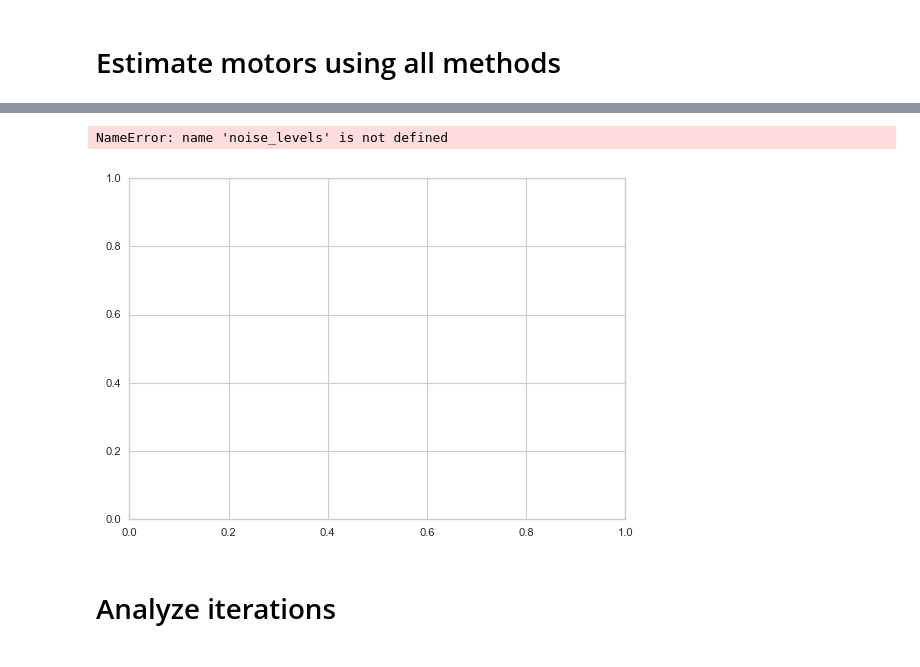
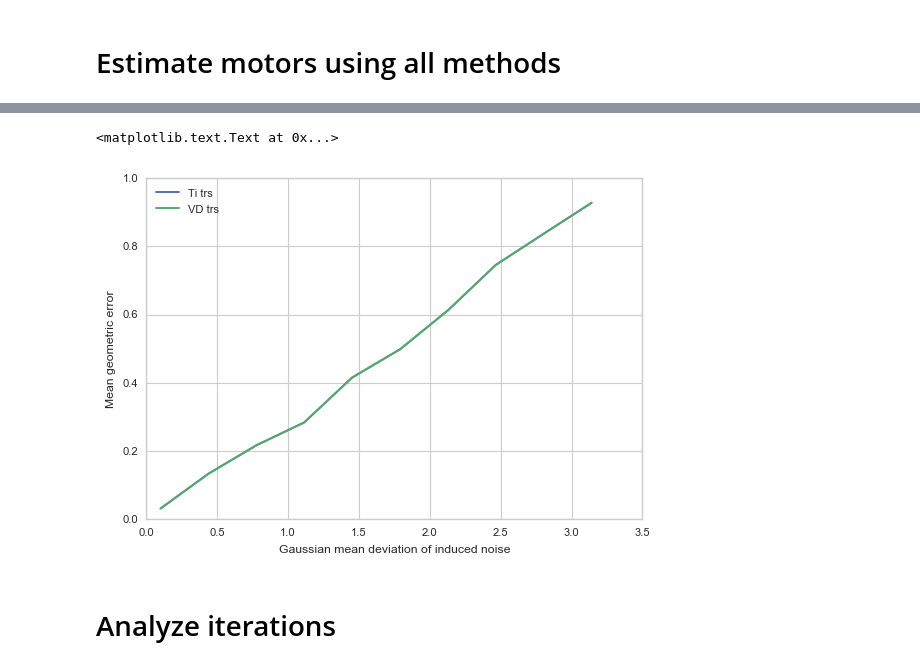
Before and after one commit to tingelst/game, a Jupyter notebook: python/Experiments-v2.ipynb, the cells around one changed output, grey strips where cells are left out. Drawn from its saved outputs; the diff is of its cells as text; code cells hidden in the pictures.

```diff
--- a/python/Experiments-v2.ipynb
+++ b/python/Experiments-v2.ipynb
@@ -45,10 +117,13 @@ def estimate_motors(dataset,
                     noisy=False):
 
     points, motor = dataset
-    if noisy:
-        initial_motor = motor
-    else:
-        initial_motor = vsr.Mot(1.0, 0.0, 0.0, 0.0, 0.0, 0.0, 0.0, 0.0)
+#     if noisy:
+#         initial_motor = motor
+#     else:
+#         initial_motor = vsr.Mot(1.0, 0.0, 0.0, 0.0, 0.0, 0.0, 0.0, 0.0)
+
+    _, d = estimate_motors_lars(dataset, noisy)
+    _, _, initial_motor, _ = d
 
     mes = MotorEstimationSolver(initial_motor)
     if noisy:
@@ -156,7 +231,7 @@ def run(n_points, n_sets=10, n_motors=10, noise_std=0.09, points_std=0.08, noisy
         for el in set_:
             converged, _ = estimate_motors(el, noisy=noisy)
             if converged:
-                results.append(estimate_motors(el, noisy=noisy)[1])
+                results.append(estimate_motors_lars(el, noisy=noisy)[1])
                 results_vd.append(estimate_motors_vd(el, noisy=noisy)[1])
                 results_svd.append(estimate_motors_svd(el, noisy=noisy)[1])
     return (results, results_vd, results_svd)
@@ -183,12 +258,24 @@ def rms_motor(results):
     rms_trs = []
     for result in results:
         (_, m, em, _) = result
-        if np.sign(em[0]) != np.sign(m[0]):
-            em = em * (-1.0)
-        mot = np.linalg.norm(m * em.rev()) - 1.0
-        rot = np.linalg.norm(np.array(m.rot()) - np.array(em.rot()))
+
+        rot = np.min([np.linalg.norm(np.array(m.rot()) - np.array(em.rot())),
+                      np.linalg.norm(np.array(m.rot()) + np.array(em.rot()))])
+
+#         rot = (m.rot() * em.rot()).log().norm()
+
         trs = (m.trs() - em.trs()).norm()
-        rms_mot.append(mot)
+
+        rl = m.rot()
+        erl = em.rot()
+        rerr = np.array((rl * erl.rev()).log())
+        t = m.trs()
+        et = em.trs()
+        terr = np.array(t - et)
+
+#         mot = np.linalg.norm(m * em.rev()) - 1.0
+
+        rms_mot.append(np.inner(rerr,rerr) + np.inner(terr,terr))
         rms_rot.append(rot)
         rms_trs.append(trs)
 
@@ -233,6 +320,6 @@ def compare_rms_motor_points(results, results_vd, results_ahb):
     AHB['trs'] = ahb_trs
     return pd.DataFrame(RMS)
 # %%
-noise_levels = np.linspace(0.1,1.0,10)
-rmss = [compare_rms_motor_points(*run(100,32,32,noise_std=noise_level,noisy=True))
+noise_levels = np.linspace(0.1,pi,10)
+rmss = [compare_rms_motor_points(*run(10,12,10,noise_std=noise_level,noisy=True))
         for noise_level in noise_levels]
@@ -246,22 +335,22 @@ NameError: name 'rmss' is not defined
 # %%
 fig, ax = plt.subplots(1)
 # ax.plot(noise_levels, noise_levels, marker='.')
-ax.plot(noise_levels, d['Ti']['rot'], label='Ti rot')
-ax.plot(noise_levels, d['Ti']['mot'], label='Ti mot')
+# ax.plot(noise_levels, d['Ti']['rot'], label='Ti rot')
+# ax.plot(noise_levels, d['Ti']['mot'], label='Ti mot')
 ax.plot(noise_levels, d['Ti']['trs'], label='Ti trs')
 # ax.plot(noise_levels, d['VD']['rot'], label='VD rot')
 # ax.plot(noise_levels, d['VD']['mot'], label='VD mot')
-# ax.plot(noise_levels, d['VD']['trs'], label='VD trs')
+ax.plot(noise_levels, d['VD']['trs'], label='VD trs')
 # ax.plot(noise_levels, d['AHB']['rot'], label='AHB rot')
 # ax.plot(noise_levels, d['AHB']['mot'], label='AHB mot')
 # ax.plot(noise_levels, d['AHB']['trs'], label='AHB trs')
 ax.legend(frameon=False, loc=2)
 ax.set_ylabel('Mean geometric error')
 ax.set_xlabel('Gaussian mean deviation of induced noise')
 # fig.savefig('/Users/lars/latex/latex-phd-thesis/Figures/points-est-deviation.pdf')
 # %% [output]
-NameError: name 'noise_levels' is not defined
+<matplotlib.text.Text at 0x...>
-[figure, old version]
+[figure, new version]
 # %%
 # pickle.dump(rmss, open('rmss.pickle', 'wb'))
 # %% [markdown]
```
Also changed, not shown: parts of 17 cells of this notebook, 11 other files.
